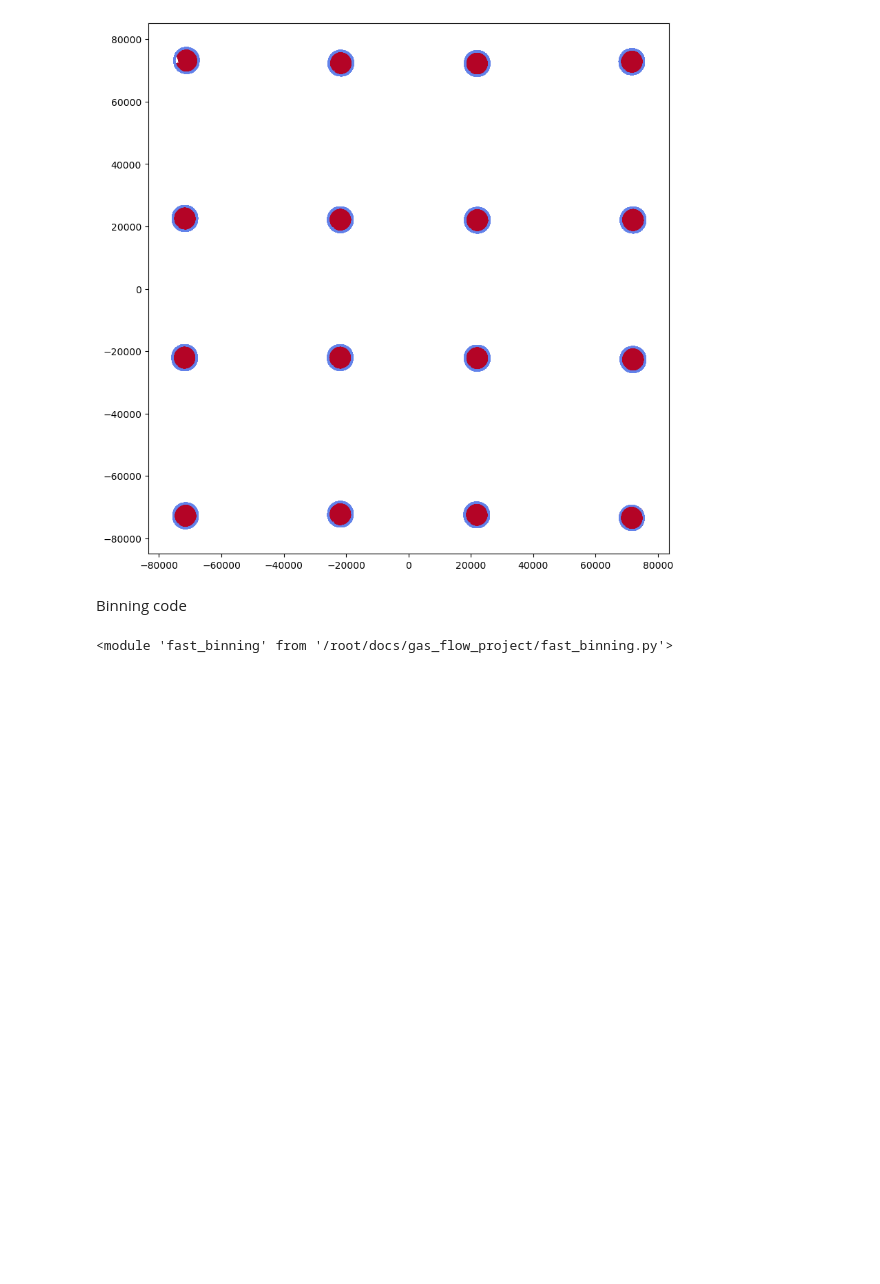
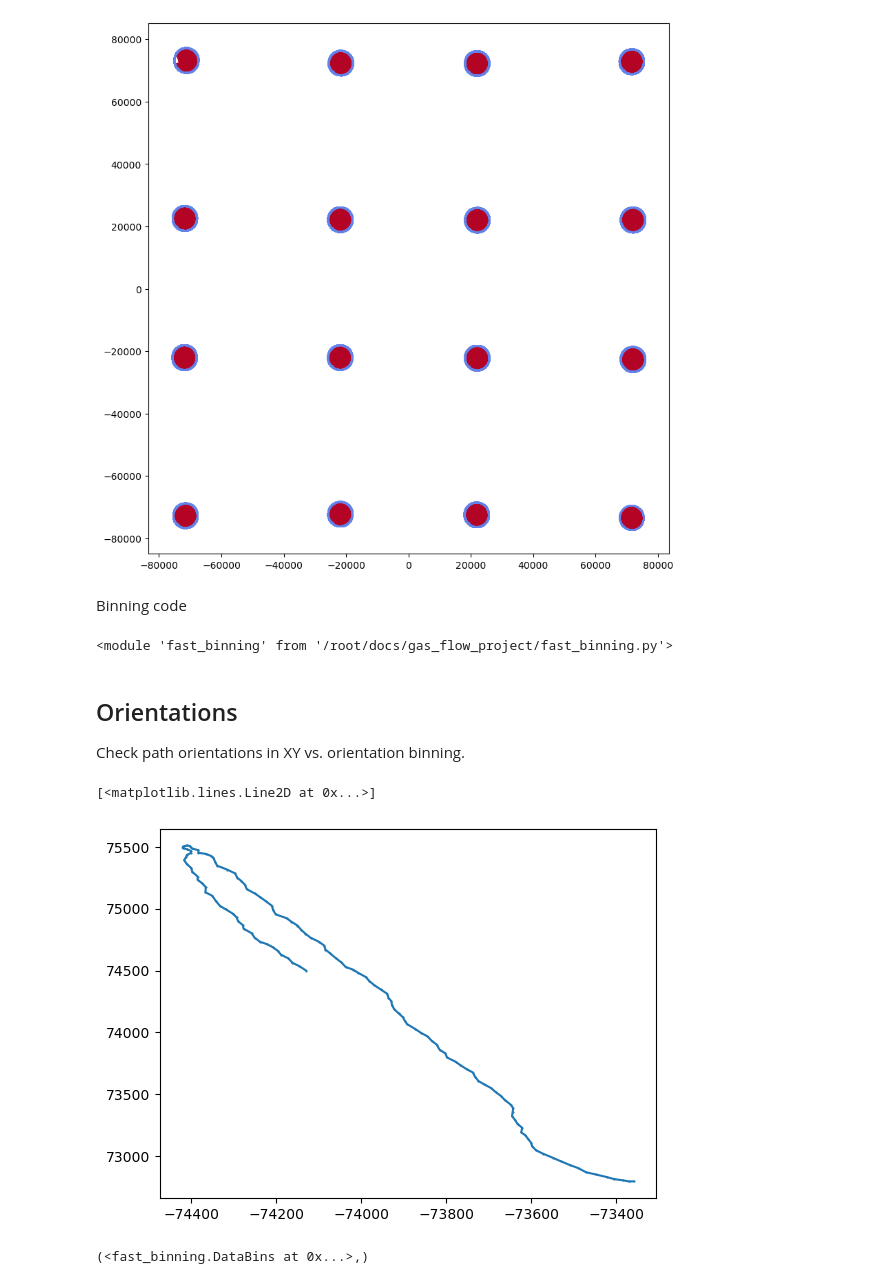
Before and after one commit to PatLT/grouch-binning, a Jupyter notebook: paths.ipynb, the cells around one changed output. Drawn from its saved outputs; the diff is of its cells as text; code cells hidden in the pictures; blank space fills up the shorter version.

Commit message:
Checked orientations are correct.

```diff
--- a/paths.ipynb
+++ b/paths.ipynb
@@ -197,3 +197,15 @@ XY_bins = fast_binning.DataBins(["X","Y"],
                                 test.loc[:,"Photodiode":].columns.drop(["Z","Frame","Layer","Orientation","Acceleration"]))
 # %%
 XY_bins.bin(test)
+# %% [markdown]
+## Orientations
+Check path orientations in XY vs. orientation binning.
+# %%
+data_locs = (test.loc[:,"P"].values>0.0) & (test.loc[:,"X"].values > -77000) & (test.loc[:,"X"].values < -66000) & (test.loc[:,"Y"].values > 68000) & (test.loc[:,"Y"].values < 78000)
+x = test[data_locs].loc[:130,"X"].values
+y = test[data_locs].loc[:130,"Y"].values
+# %%
+plt.plot(x,y,".-",ms=1.0)
+# %% [output]
+[<matplotlib.lines.Line2D at 0x...>]
+[figure, added]
@@ -199,0 +215,6 @@ XY_bins.bin(test)
+# %%
+test_subset = fast_binning.expand_df(test[data_locs].loc[:130]) # Calculate extra derived variables.
+th_data = fast_binning.DataBins(["Orientation"],[np.linspace(-np.pi,np.pi,41,endpoint=True)],var_labels)
+fast_binning.process_dataframe(test_subset,th_data,scan_section="all")
+# %% [output]
+(<fast_binning.DataBins at 0x...>,)
```
Also changed, not shown: parts of 5 cells of this notebook, 1 other file.
